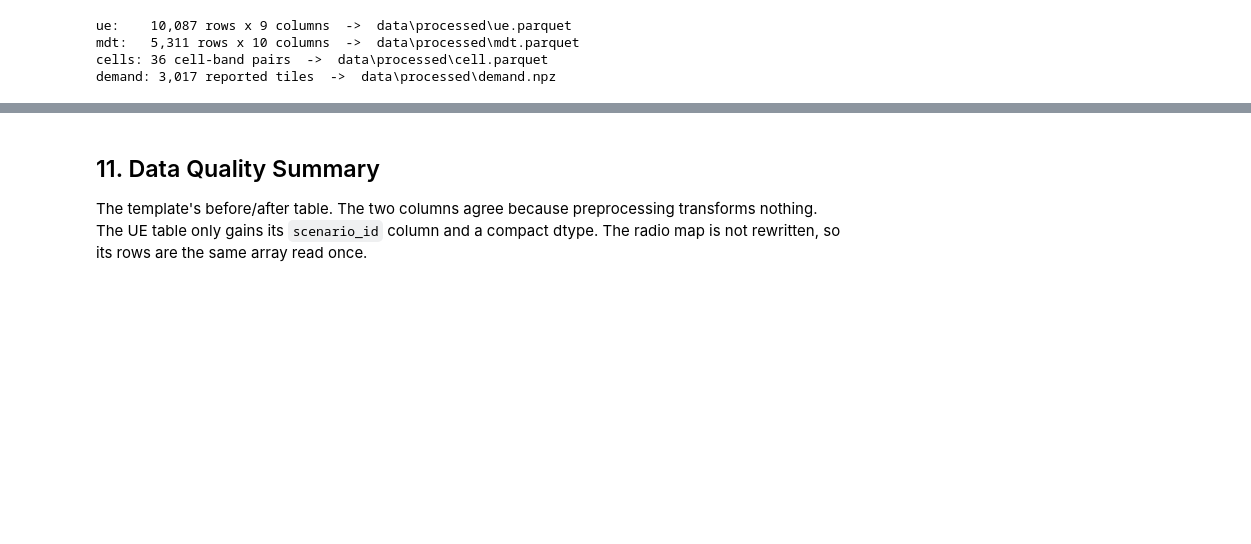
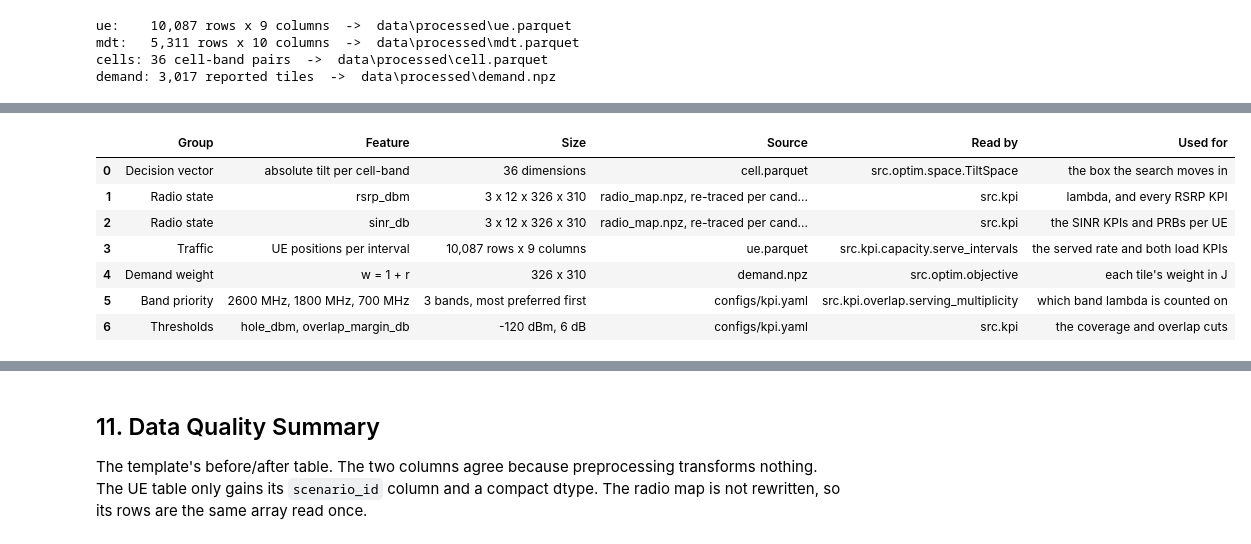
Before and after one commit to NguyenVu04/band-tilt, a Jupyter notebook: notebooks/02_preprocessing.ipynb, the cells around one changed output, grey strips where cells are left out. Drawn from its saved outputs; the diff is of its cells as text; code cells hidden in the pictures; blank space fills up the shorter version.

```diff
--- a/notebooks/02_preprocessing.ipynb
+++ b/notebooks/02_preprocessing.ipynb
@@ -638,0 +669,76 @@ demand: 3,017 reported tiles  ->  data\processed\demand.npz
+# %%
+space = TiltSpace.from_config(cfg)
+multiplicity = serving_multiplicity(rsrp, cfg, bands)
+
+optimizer_features = pd.DataFrame(
+    [
+        (
+            "Decision vector",
+            "absolute tilt per cell-band",
+            f"{space.n_dim} dimensions",
+            "cell.parquet",
+            "src.optim.space.TiltSpace",
+            "the box the search moves in",
+        ),
+        (
+            "Radio state",
+            "rsrp_dbm",
+            " x ".join(str(n) for n in rsrp.shape),
+            "radio_map.npz, re-traced per candidate",
+            "src.kpi",
+            "lambda, and every RSRP KPI",
+        ),
+        (
+            "Radio state",
+            "sinr_db",
+            " x ".join(str(n) for n in sinr.shape),
+            "radio_map.npz, re-traced per candidate",
+            "src.kpi",
+            "the SINR KPIs and PRBs per UE",
+        ),
+        (
+            "Traffic",
+            "UE positions per interval",
+            f"{len(ue):,} rows x {ue.shape[1]} columns",
+            "ue.parquet",
+            "src.kpi.capacity.serve_intervals",
+            "the served rate and both load KPIs",
+        ),
+        (
+            "Demand weight",
+            "w = 1 + r",
+            f"{n_rows} x {n_cols}",
+            "demand.npz",
+            "src.optim.objective",
+            "each tile's weight in J",
+        ),
+        (
+            "Band priority",
+            ", ".join(label(str(band)) for band in cfg.kpi.capacity.band_preference),
+            f"{n_band} bands, most preferred first",
+            "configs/kpi.yaml",
+            "src.kpi.overlap.serving_multiplicity",
+            "which band lambda is counted on",
+        ),
+        (
+            "Thresholds",
+            "hole_dbm, overlap_margin_db",
+            f"{hole_dbm:g} dBm, {float(cfg.kpi.overlap_margin_db):g} dB",
+            "configs/kpi.yaml",
+            "src.kpi",
+            "the coverage and overlap cuts",
+        ),
+    ],
+    columns=["Group", "Feature", "Size", "Source", "Read by", "Used for"],
+)
+save_table(optimizer_features, "optimizer_features")
+optimizer_features
+# %% [output]
+|  | Group | Feature | Size | Source | Read by | Used for |
+| 0 | Decision vector | absolute tilt per cell-band | 36 dimensions | cell.parquet | src.optim.space.TiltSpace | the box the search moves in |
+| 1 | Radio state | rsrp_dbm | 3 x 12 x 326 x 310 | radio_map.npz, re-traced per cand... | src.kpi | lambda, and every RSRP KPI |
+| 2 | Radio state | sinr_db | 3 x 12 x 326 x 310 | radio_map.npz, re-traced per cand... | src.kpi | the SINR KPIs and PRBs per UE |
+| 3 | Traffic | UE positions per interval | 10,087 rows x 9 columns | ue.parquet | src.kpi.capacity.serve_intervals | the served rate and both load KPIs |
+| 4 | Demand weight | w = 1 + r | 326 x 310 | demand.npz | src.optim.objective | each tile's weight in J |
+| 5 | Band priority | 2600 MHz, 1800 MHz, 700 MHz | 3 bands, most preferred first | configs/kpi.yaml | src.kpi.overlap.serving_multiplicity | which band lambda is counted on |
+| 6 | Thresholds | hole_dbm, overlap_margin_db | -120 dBm, 6 dB | configs/kpi.yaml | src.kpi | the coverage and overlap cuts |
```
Also changed, not shown: parts of 12 cells of this notebook, 32 other files.
